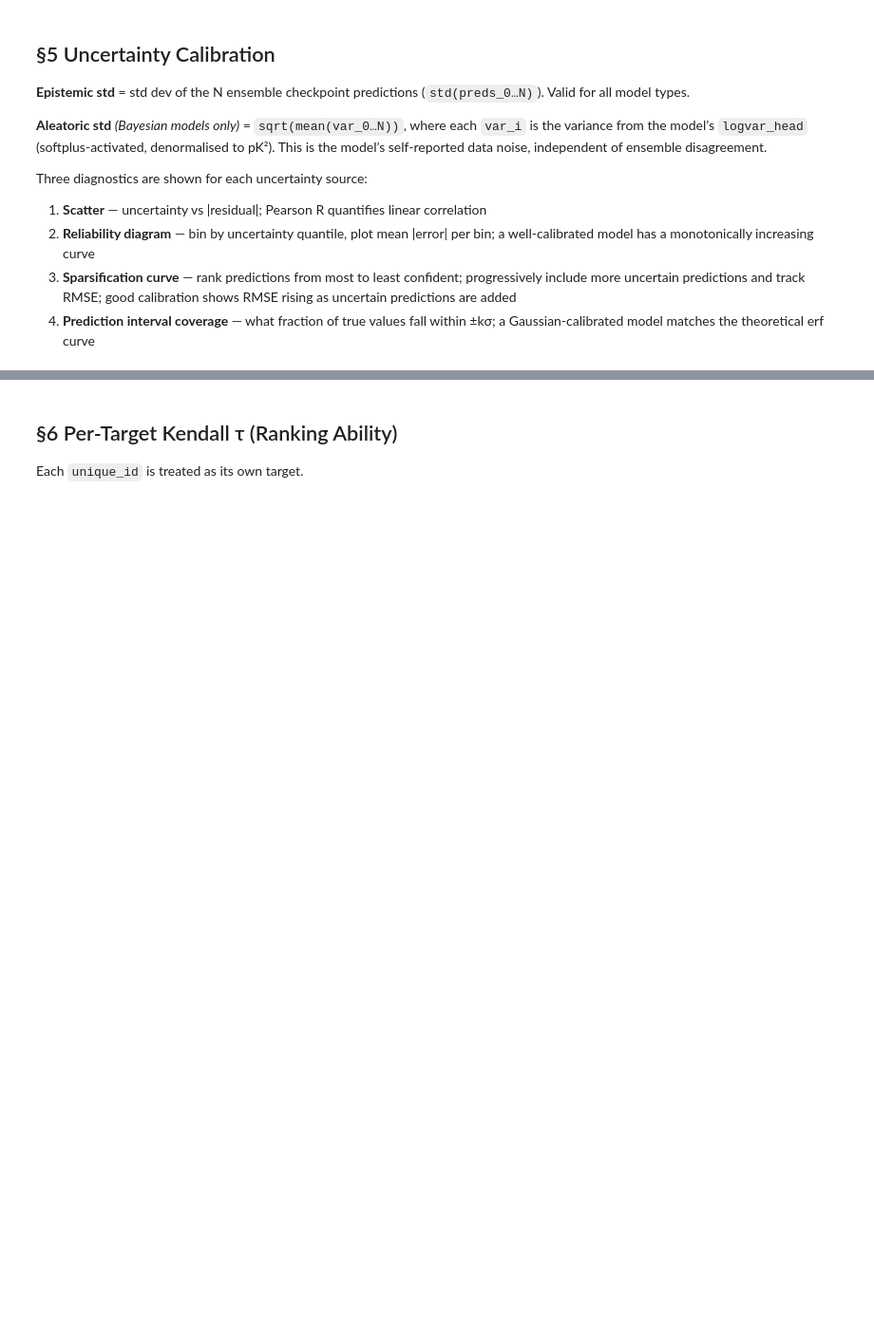
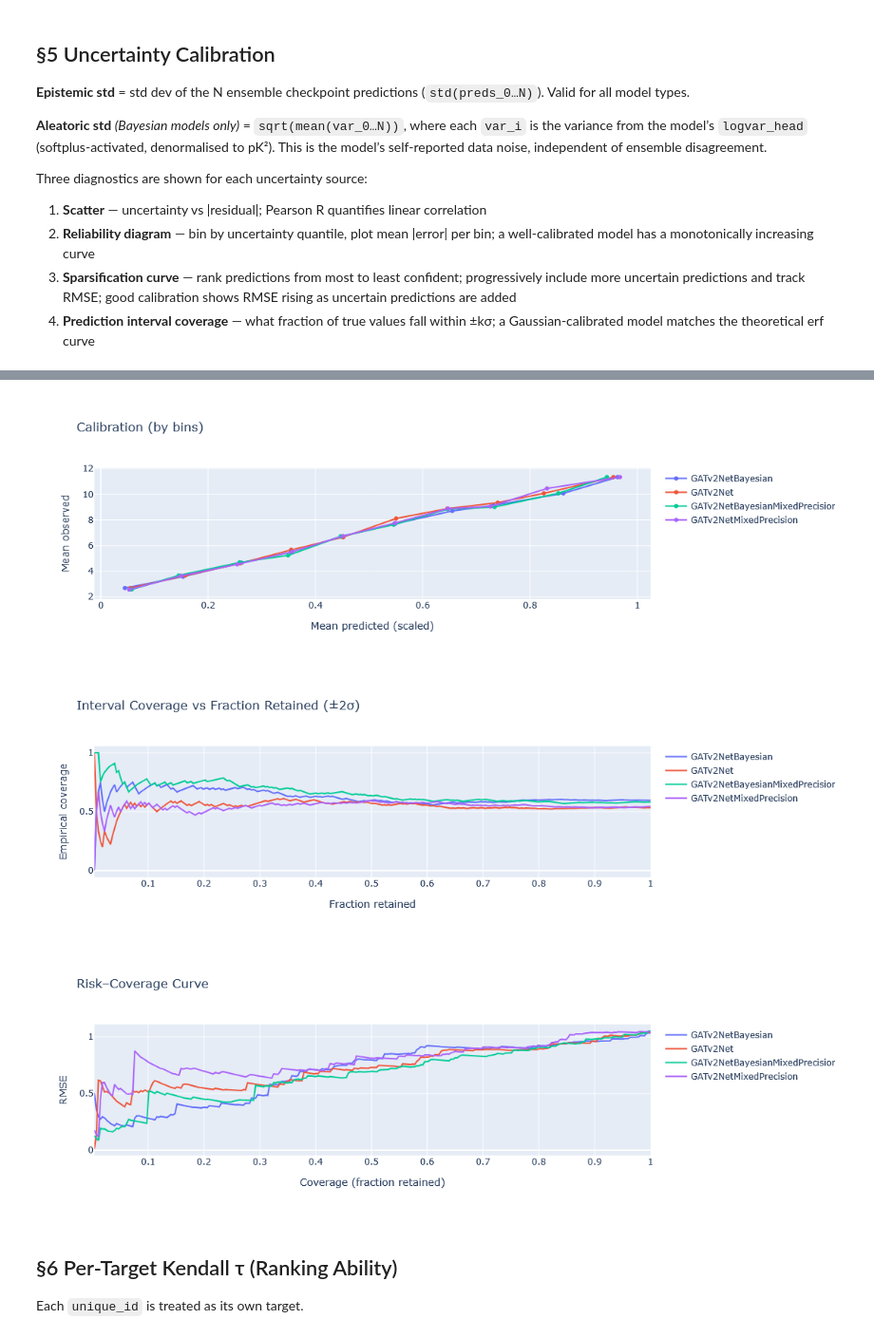
Before and after one commit to Kemuk/AEV-PLIG-VS, a Jupyter notebook: notebooks/results.ipynb, the cells around one changed output, grey strips where cells are left out. Shown at 95% size. Cells and saved outputs as stored; diff of their text form; code cells hidden in the pictures; blank space fills up the shorter version.

```diff
--- a/notebooks/results.ipynb
+++ b/notebooks/results.ipynb
@@ -293,3 +720,40 @@ else:
+# %%
+model_names = [m for m in df["model_name"].unique() if m is not None]
+fig_cal, fig_int, fig_rc = go.Figure(), go.Figure(), go.Figure()
+
+for m in model_names:
+    d = df.filter(pl.col("model_name") == m).drop_nulls()
+    preds, y, unc, res = d["preds"].to_numpy(), d["pK"].to_numpy(), d["epistemic_std"].to_numpy(), d["residual"].to_numpy()
+
+    # calibration: bin -> (mean predicted, mean observed)
+    bins = np.linspace(0, 1, 11)
+    p = (preds - preds.min()) / (preds.max() - preds.min() + 1e-12)  # simple [0,1] scaling
+    idx = np.digitize(p, bins) - 1
+    x = np.array([p[idx==i].mean() for i in range(10) if (idx==i).any()])
+    yb = np.array([y[idx==i].mean() for i in range(10) if (idx==i).any()])
+    fig_cal.add_trace(go.Scatter(x=x, y=yb, mode="lines+markers", name=m))
+
+    # intervals: ordered by uncertainty, plot true within ±kσ (k=2) as coverage curve
+    order = np.argsort(unc)
+    y_s, p_s, u_s = y[order], preds[order], unc[order]
+    inside = (y_s >= (p_s - 2*u_s)) & (y_s <= (p_s + 2*u_s))
+    fig_int.add_trace(go.Scatter(x=np.arange(1, len(y_s)+1)/len(y_s), y=np.cumsum(inside)/np.arange(1, len(y_s)+1), mode="lines", name=m))
+
+    # risk–coverage
+    o = np.argsort(unc); r = res[o]; n = len(r)
+    cov = np.arange(1, n+1)/n
+    rmse = np.sqrt(np.cumsum(r*r)/np.arange(1, n+1))
+    fig_rc.add_trace(go.Scatter(x=cov, y=rmse, mode="lines", name=m))
+
+fig_cal.update_layout(title="Calibration (by bins)", xaxis_title="Mean predicted (scaled)", yaxis_title="Mean observed")
+fig_int.update_layout(title="Interval Coverage vs Fraction Retained (±2σ)", xaxis_title="Fraction retained", yaxis_title="Empirical coverage")
+fig_rc.update_layout(title="Risk–Coverage Curve", xaxis_title="Coverage (fraction retained)", yaxis_title="RMSE")
+
+fig_cal.show(); fig_int.show(); fig_rc.show()
+# %% [output]
+[figure, added]
+[figure, added]
+[figure, added]
 # %% [markdown]
 ## §6 Per-Target Kendall τ (Ranking Ability)
 Each `unique_id` is treated as its own target.
```
Also changed, not shown: parts of 13 cells of this notebook.
